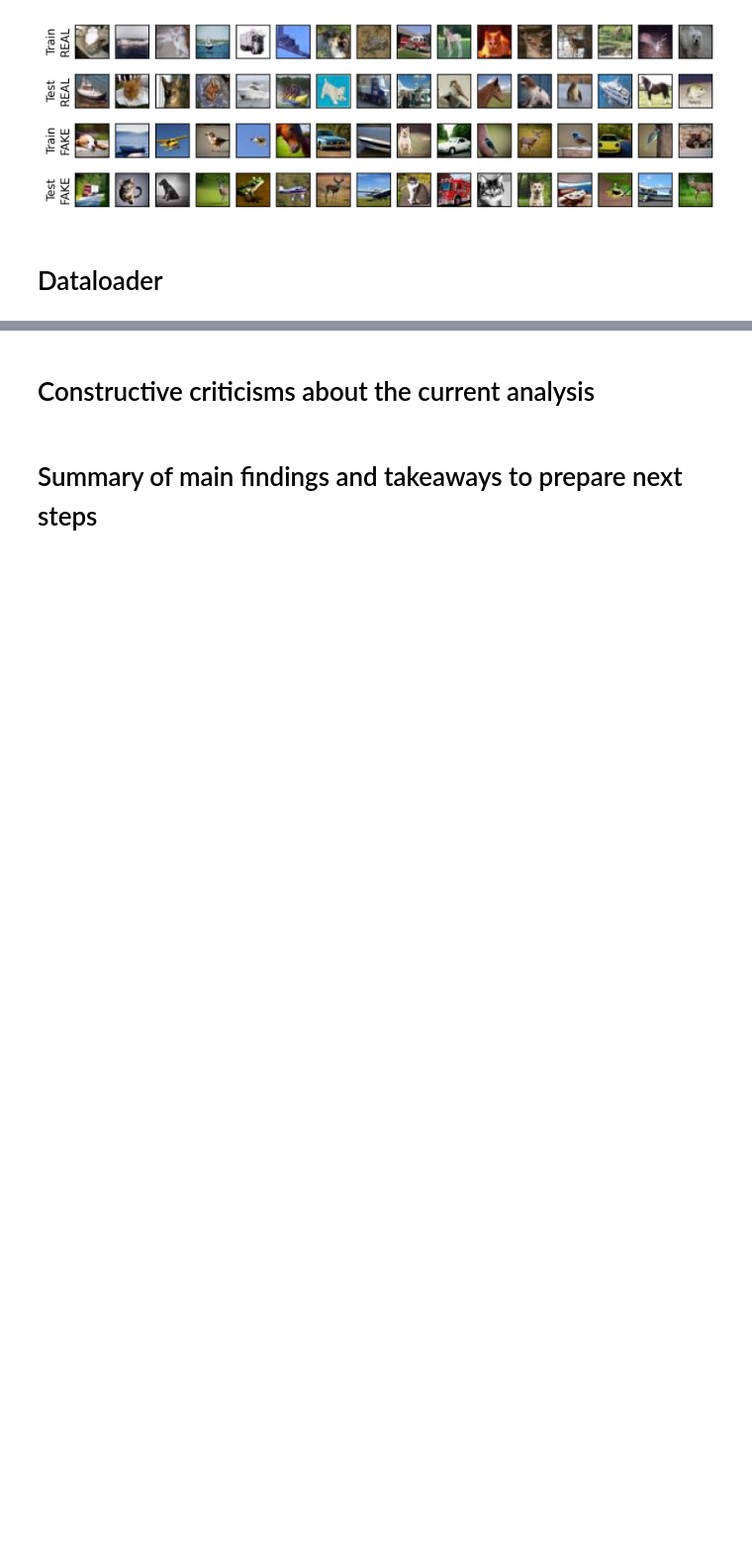
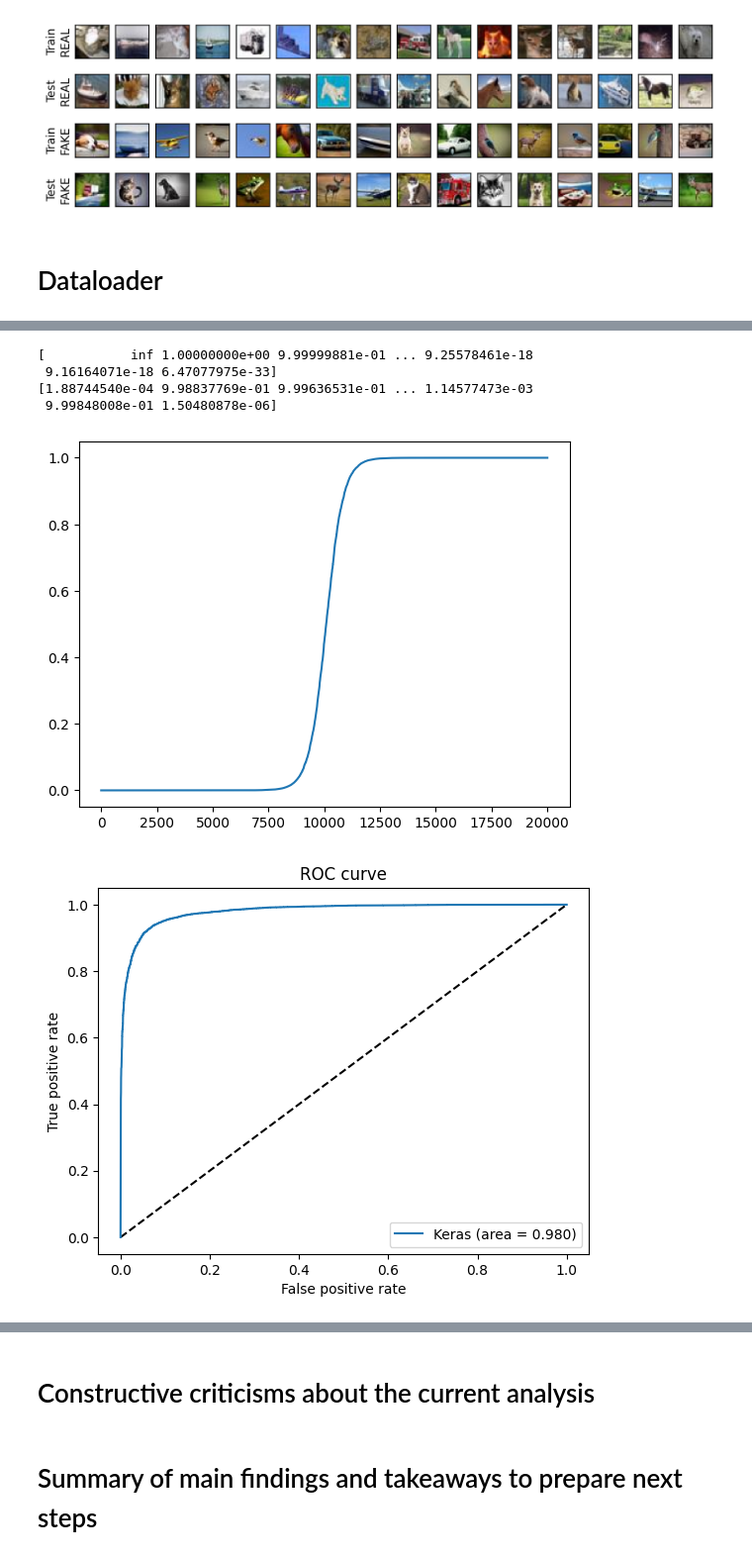
Before and after one commit to GuillaumeZahnd/cifake, a Jupyter notebook: cifake.ipynb, the cells around one changed output, grey strips where cells are left out. Shown at 99% size. Cells and saved outputs as stored; diff of their text form; code cells hidden in the pictures; blank space fills up the shorter version.

```diff
--- a/cifake.ipynb
+++ b/cifake.ipynb
@@ -237,0 +487,37 @@ Detected at node StatefulPartitionedCall defined at (most recent call last):
+# %%
+    predicted_values = np.array([])
+    predicted_classes = np.array([])
+    true_classes = np.array([])
+
+    for x, y in test_set_dataloader:
+        predicted_values = np.concatenate([predicted_values, model(x)[:,0]])
+        predicted_classes = np.concatenate([predicted_classes, [0 if pred < 0.5 else 1 for pred in model(x)]])
+        true_classes = np.concatenate([true_classes, np.argmax(y, axis=-1)])
+
+
+from sklearn.metrics import auc
+
+
+fpr, tpr, thresholds = roc_curve(true_classes, predicted_values)
+roc_auc = auc(fpr, tpr)
+print(thresholds)
+print(predicted_values)
+
+plt.figure()
+plt.plot(np.sort(predicted_values))
+
+plt.figure()
+plt.plot([0, 1], [0, 1], 'k--')
+plt.plot(fpr, tpr, label='Keras (area = {:.3f})'.format(roc_auc))
+plt.xlabel('False positive rate')
+plt.ylabel('True positive rate')
+plt.title('ROC curve')
+plt.legend(loc='best')
+plt.show()
+# %% [output]
+[           inf 1.00000000e+00 9.99999881e-01 ... 9.25578461e-18
+ 9.16164071e-18 6.47077975e-33]
+[1.88744540e-04 9.98837769e-01 9.99636531e-01 ... 1.14577473e-03
+ 9.99848008e-01 1.50480878e-06]
+[figure, added]
+[figure, added]
```
Also changed, not shown: parts of 20 cells of this notebook.
